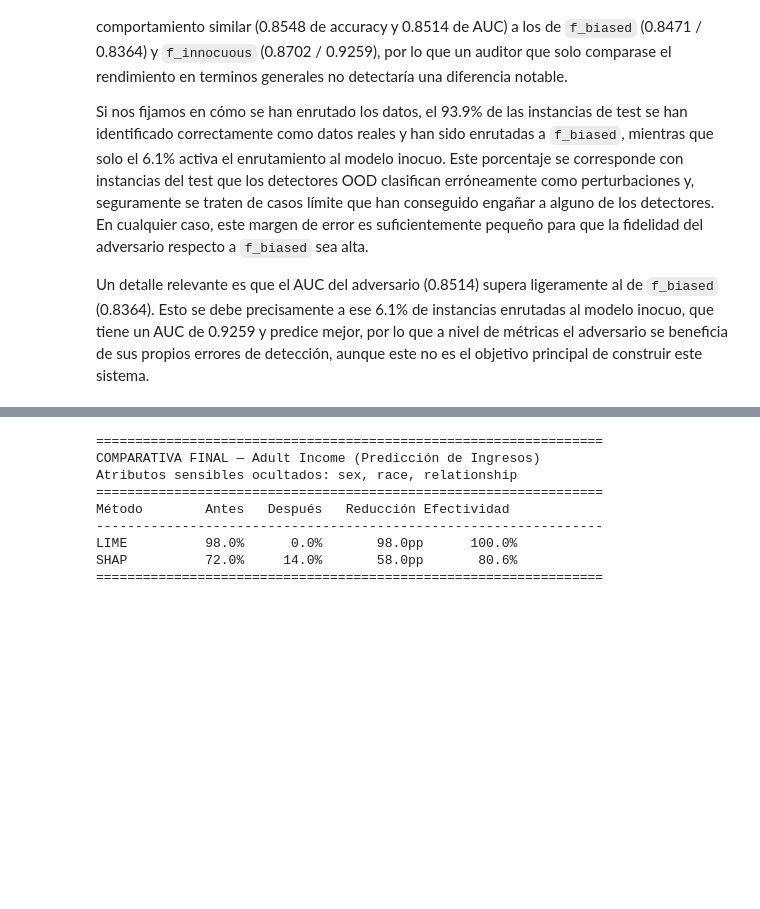
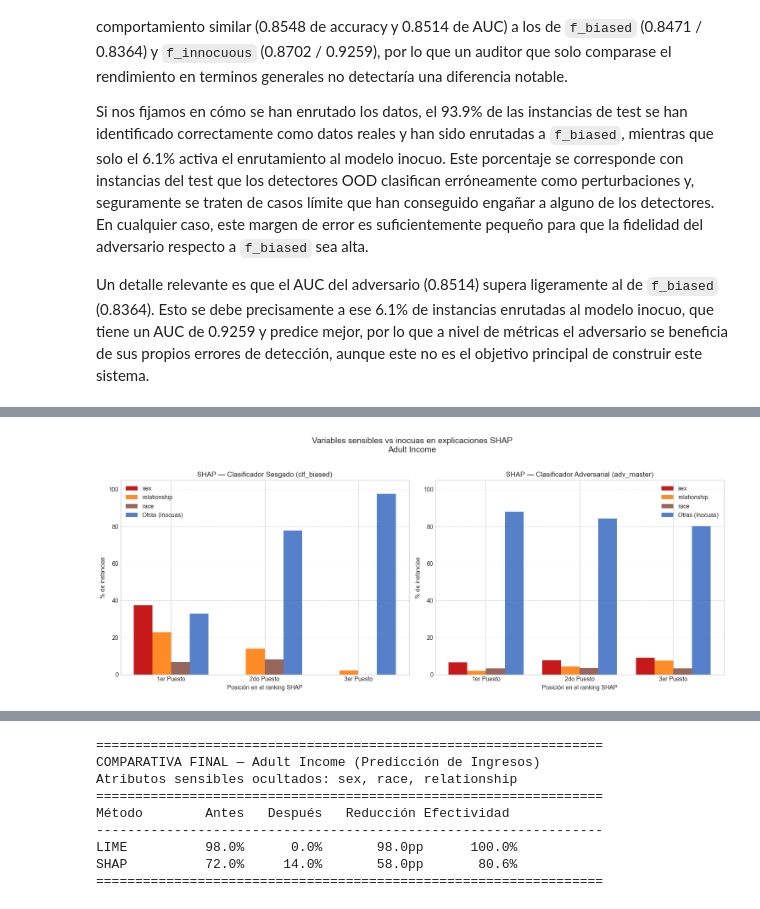
Before and after one commit to pfolgueira/proyecto-xia, a Jupyter notebook: adult_income.ipynb, the cells around one changed output, grey strips where cells are left out. Drawn from its saved outputs; the diff is of its cells as text; code cells hidden in the pictures; blank space fills up the shorter version.

```diff
--- a/adult_income.ipynb
+++ b/adult_income.ipynb
@@ -1110,0 +1003,98 @@ Variables INOCUAS en Top 1:
+# %%
+# ── Background distribution ────────────────────────────────────────────────
+# KernelSHAP requiere una distribución de fondo para calcular las
+# contribuciones marginales de cada feature. Usamos K-Means con 10 clusters
+# sobre el training set — mismo diseño que el paper original — para resumir
+# la distribución real sin necesidad de pasar todas las instancias de train.
+X_train_arr = X_train[feature_names].values
+background = shap.kmeans(X_train_arr, 10)
+
+# ── Instancias de evaluación ───────────────────────────────────────────────
+# Reutilizamos X_test_limpio (ya filtrado de leakage en la sección anterior)
+# pero remuestreamos para que SHAP use instancias distintas a las de LIME,
+# evitando cualquier dependencia entre los dos experimentos.
+N_SHAP = 500
+idx_eval_shap = np.random.choice(len(X_test_limpio), N_SHAP, replace=False)
+X_eval_shap = X_test_limpio[idx_eval_shap]
+
+overlap_shap = set(map(tuple, X_eval_shap)) & train_tuples
+print(f"Solapamiento con train tras filtrado: {len(overlap_shap)}")  # debe ser 0
+
+# ── Explainers y valores SHAP ──────────────────────────────────────────────
+explainer_f = shap.KernelExplainer(clf_biased.predict_proba, background)
+explainer_e = shap.KernelExplainer(adv_master.predict_proba, background)
+
+print(f"\nCalculando SHAP — modelo sesgado ({N_SHAP} instancias)...")
+t0 = time.time()
+shap_values_f = explainer_f.shap_values(X_eval_shap, silent=True)
+print(f"✓ {time.time()-t0:.1f}s")
+
+print(f"Calculando SHAP — modelo adversarial ({N_SHAP} instancias)...")
+t0 = time.time()
+shap_values_e = explainer_e.shap_values(X_eval_shap, silent=True)
+print(f"✓ {time.time()-t0:.1f}s")
+
+
+# ── Extracción del Top 3 ───────────────────────────────────────────────────
+# Maneja los tres formatos que puede devolver KernelSHAP según la versión:
+# lista de arrays por clase, array 3D (n_samples, n_features, n_classes),
+# o array 2D directo.
+def get_shap_top3(shap_vals, features):
+    if isinstance(shap_vals, list):
+        vals = shap_vals[1]
+    elif shap_vals.ndim == 3:
+        vals = shap_vals[:, :, 1]
+    else:
+        vals = shap_vals
+
+    features_arr = np.array(features)
+    top3_list = []
+    for row in vals:
+        inst_vals = np.ravel(row)
+        sorted_idx = np.argsort(-np.abs(inst_vals))
+        top3_list.append(features_arr[sorted_idx[:3]].tolist())
+    return top3_list
+
+
+top3_f_shap = get_shap_top3(shap_values_f, feature_names)
+top3_e_shap = get_shap_top3(shap_values_e, feature_names)
+
+stats_f_shap = compute_comprehensive_stats(top3_f_shap, variables_vigiladas)
+stats_e_shap = compute_comprehensive_stats(top3_e_shap, variables_vigiladas)
+
+
+# ── Visualización ──────────────────────────────────────────────────────────
+fig, axes = plt.subplots(1, 2, figsize=(15, 6))
+for ax, (stats, title) in zip(axes, [
+    (stats_f_shap, 'Clasificador Sesgado (clf_biased)'),
+    (stats_e_shap, 'Clasificador Adversarial (adv_master)')
+]):
+    x = np.arange(3)
+    for i, (feat, color) in enumerate(colors_bar.items()):
+        ax.bar(x + i*0.2, stats[feat], 0.2, label=feat, color=color, alpha=0.9)
+    ax.set_xticks(x + 0.3)
+    ax.set_xticklabels(ranks)
+    ax.set_xlabel('Posición en el ranking SHAP')
+    ax.set_ylabel('% de instancias')
+    ax.set_title(f'SHAP — {title}')
+    ax.legend()
+    ax.set_ylim(0, 105)
+    ax.grid(axis='y', linestyle='--', alpha=0.7)
+
+plt.suptitle(
+    'Variables sensibles vs inocuas en explicaciones SHAP\nAdult Income',
+    fontsize=14, y=1.02
+)
+plt.tight_layout()
+plt.show()
+
+
+# ── Resumen numérico ───────────────────────────────────────────────────────
+print("\n=== RESUMEN DEL ATAQUE SHAP (Top 1) ===")
+print(f"Variables sensibles (sex, race, relationship) en Top 1:")
+print(f"  Modelo sesgado     : {sumar_sensibles(stats_f_shap, 0):.1f}%")
+print(f"  Modelo adversarial : {sumar_sensibles(stats_e_shap, 0):.1f}%")
+print(f"\nVariables inocuas en Top 1:")
+print(f"  Modelo sesgado     : {stats_f_shap['Otras (Inocuas)'][0]:.1f}%")
+print(f"  Modelo adversarial : {stats_e_shap['Otras (Inocuas)'][0]:.1f}%")
+# %% [output]
@@ -1110,0 +1107 @@ Variables INOCUAS en Top 1:
+[figure, added]
```
Also changed, not shown: parts of 10 cells of this notebook.
